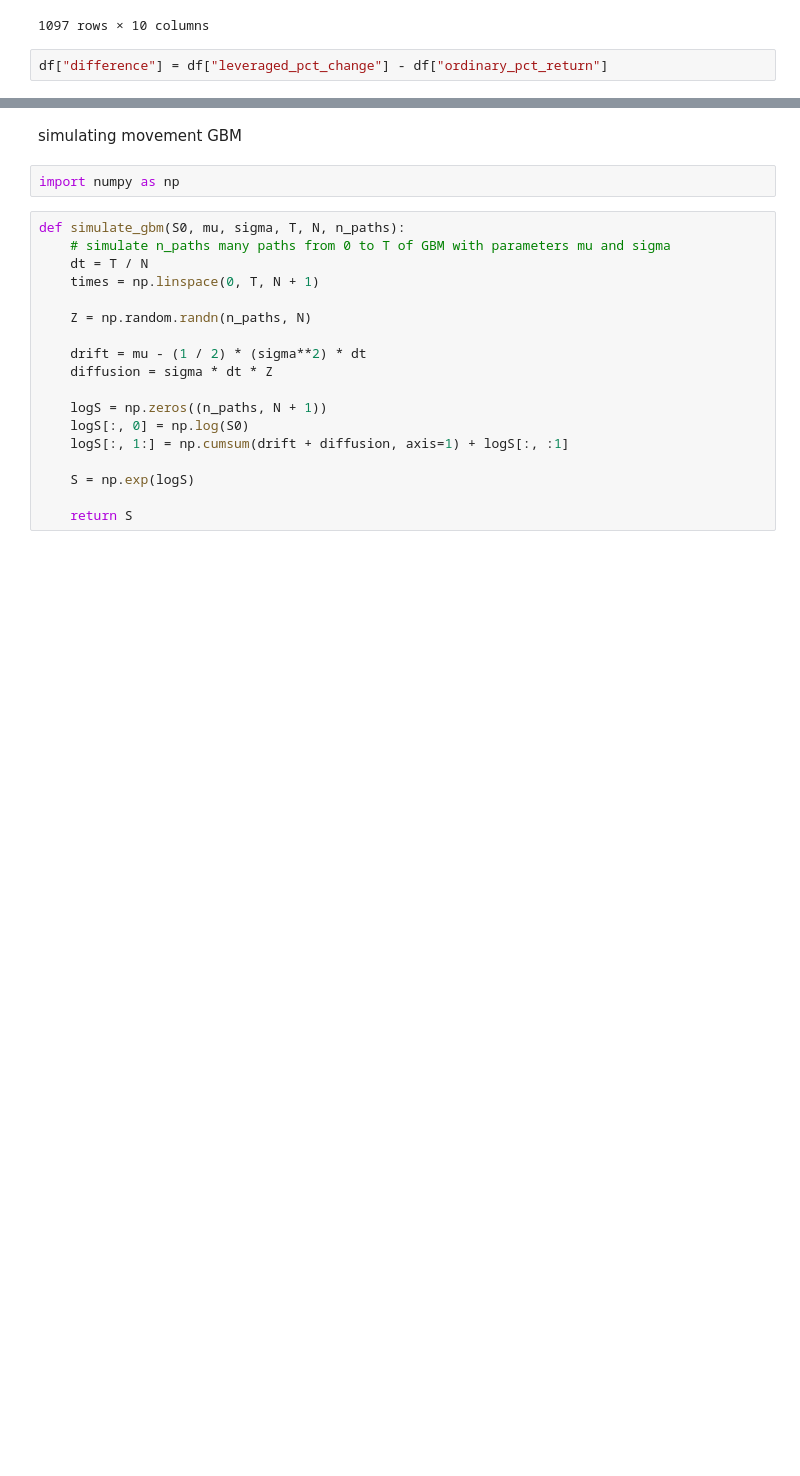
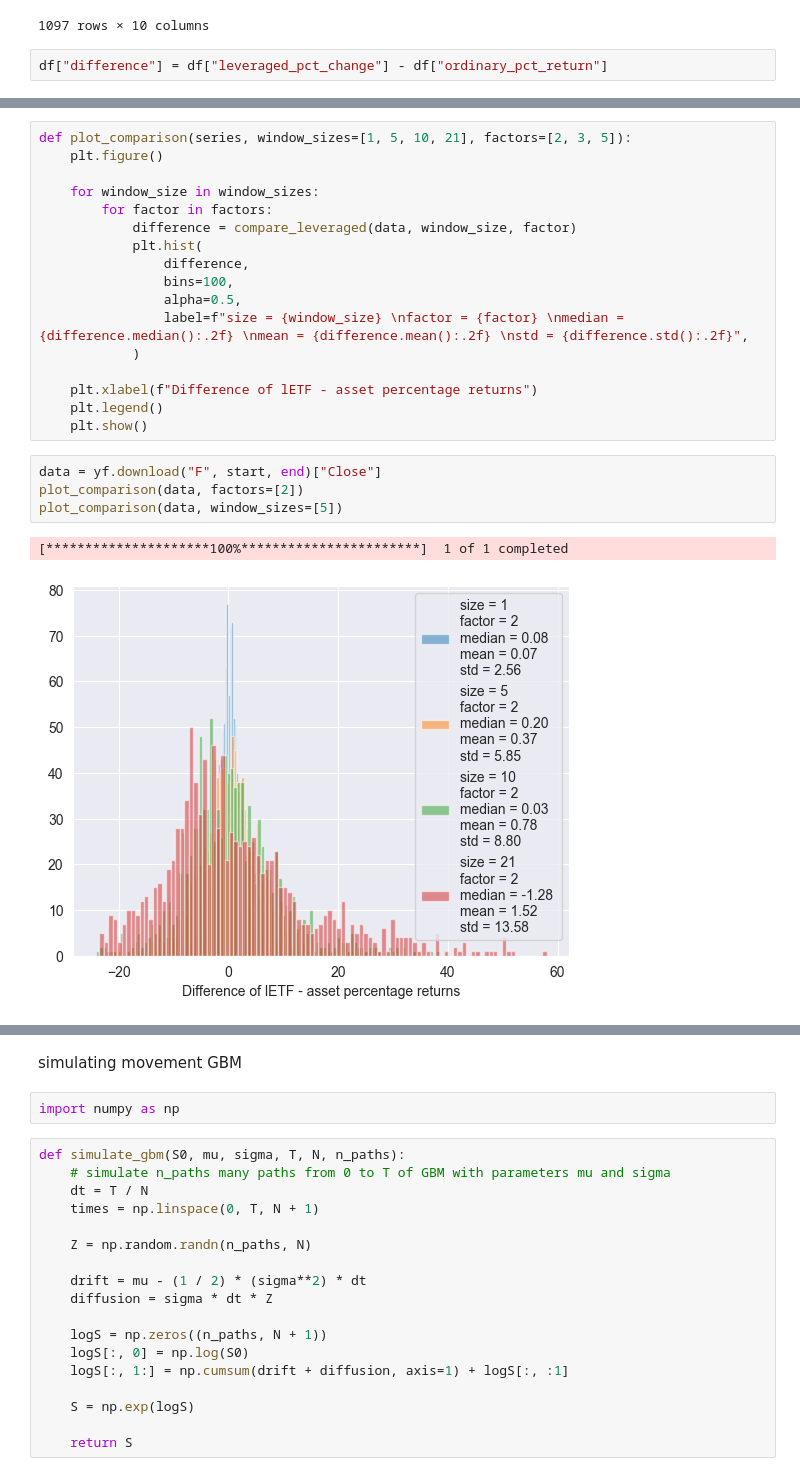
Before and after one commit to albesianor/Leveraged-ETFs, a Jupyter notebook: letf.ipynb, the cells around one changed output, grey strips where cells are left out. Drawn from its saved outputs; the diff is of its cells as text; blank space fills up the shorter version.

```diff
--- a/letf.ipynb
+++ b/letf.ipynb
@@ -152,0 +198,24 @@ np.float64(0.8438973806109844)
+# %%
+def plot_comparison(series, window_sizes=[1, 5, 10, 21], factors=[2, 3, 5]):
+    plt.figure()
+
+    for window_size in window_sizes:
+        for factor in factors:
+            difference = compare_leveraged(data, window_size, factor)
+            plt.hist(
+                difference,
+                bins=100,
+                alpha=0.5,
+                label=f"size = {window_size} \nfactor = {factor} \nmedian = {difference.median():.2f} \nmean = {difference.mean():.2f} \nstd = {difference.std():.2f}",
+            )
+
+    plt.xlabel(f"Difference of lETF - asset percentage returns")
+    plt.legend()
+    plt.show()
+# %%
+data = yf.download("F", start, end)["Close"]
+plot_comparison(data, factors=[2])
+plot_comparison(data, window_sizes=[5])
+# %% [output]
+[*********************100%***********************]  1 of 1 completed
+[figure, added]
```
Also changed, not shown: parts of 12 cells of this notebook.
